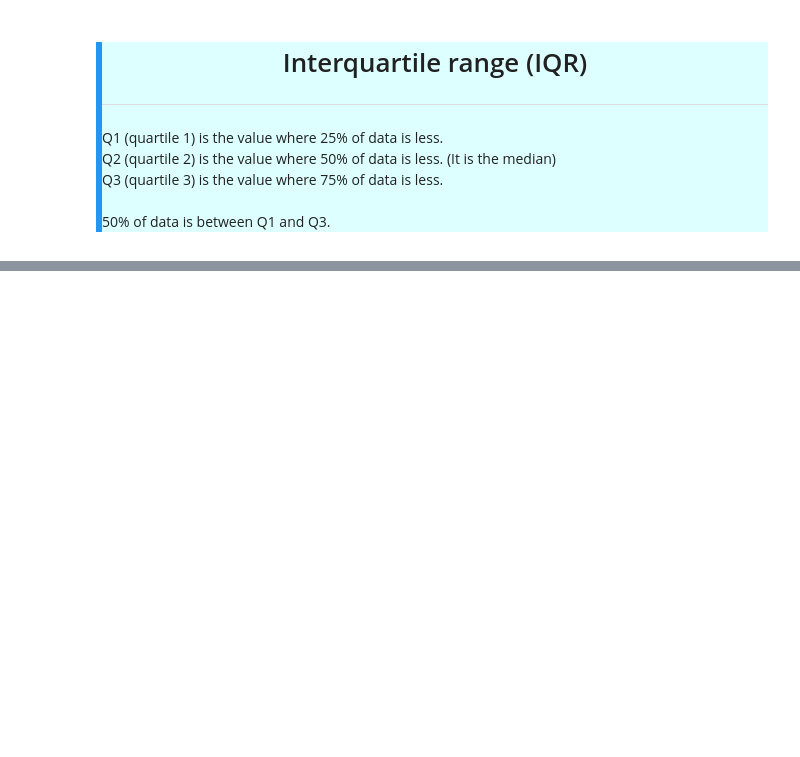
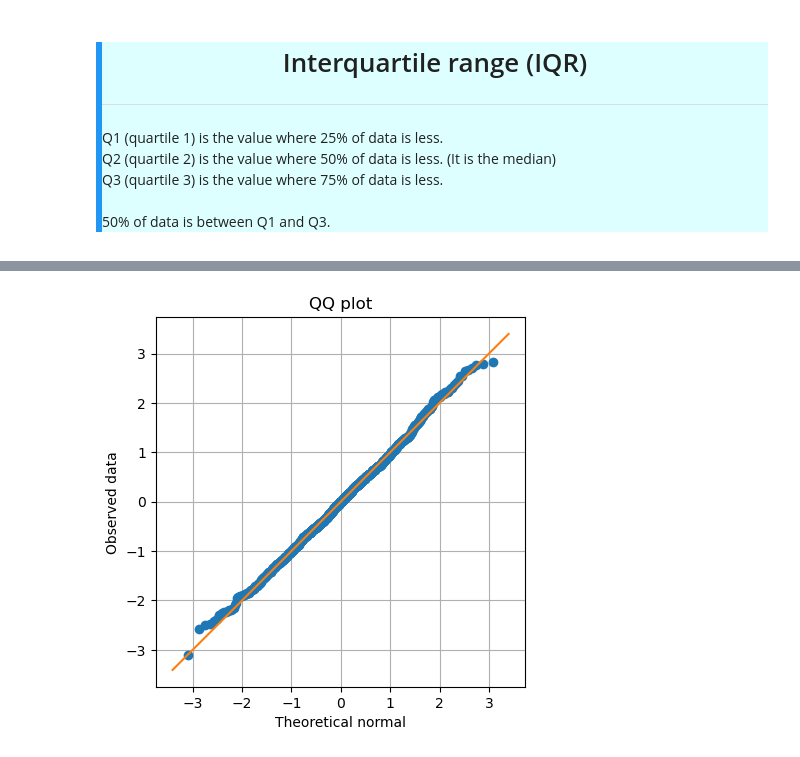
Before and after one commit to szalai-istvan/python-machine-learning, a Jupyter notebook: 03_statistics-and-machine-learning/03_descriptive-statistics/descriptive-statistics.ipynb, the cells around one changed output, grey strips where cells are left out. Drawn from its saved outputs; the diff is of its cells as text; code cells hidden in the pictures; blank space fills up the shorter version.

```diff
--- a/03_statistics-and-machine-learning/03_descriptive-statistics/descriptive-statistics.ipynb
+++ b/03_statistics-and-machine-learning/03_descriptive-statistics/descriptive-statistics.ipynb
@@ -400,0 +425,21 @@ Stats module calculated iqRange:  1.3173027594785485
+# %%
+zSortData  = np.sort(stats.zscore(data)) # zscore will be discussed further later. Turns the data into having mean=0 and std=1
+sortNormal = stats.norm.ppf(np.linspace(0, 1, n)) # ppf: point percent function
+
+plt.plot(sortNormal, zSortData, 'o')
+xL, xR = plt.xlim()
+yL, yR = plt.ylim()
+
+lims = [np.min([xL, xR, yL, yR]), np.max([xL, xR, yL, yR])]
+plt.xlim(lims)
+plt.ylim(lims)
+plt.plot(lims, lims)
+
+plt.xlabel('Theoretical normal')
+plt.ylabel('Observed data')
+plt.title('QQ plot')
+plt.axis('square')
+plt.grid()
+plt.show()
+# %% [output]
+[figure, added]
```
Also changed, not shown: parts of 17 cells of this notebook.
